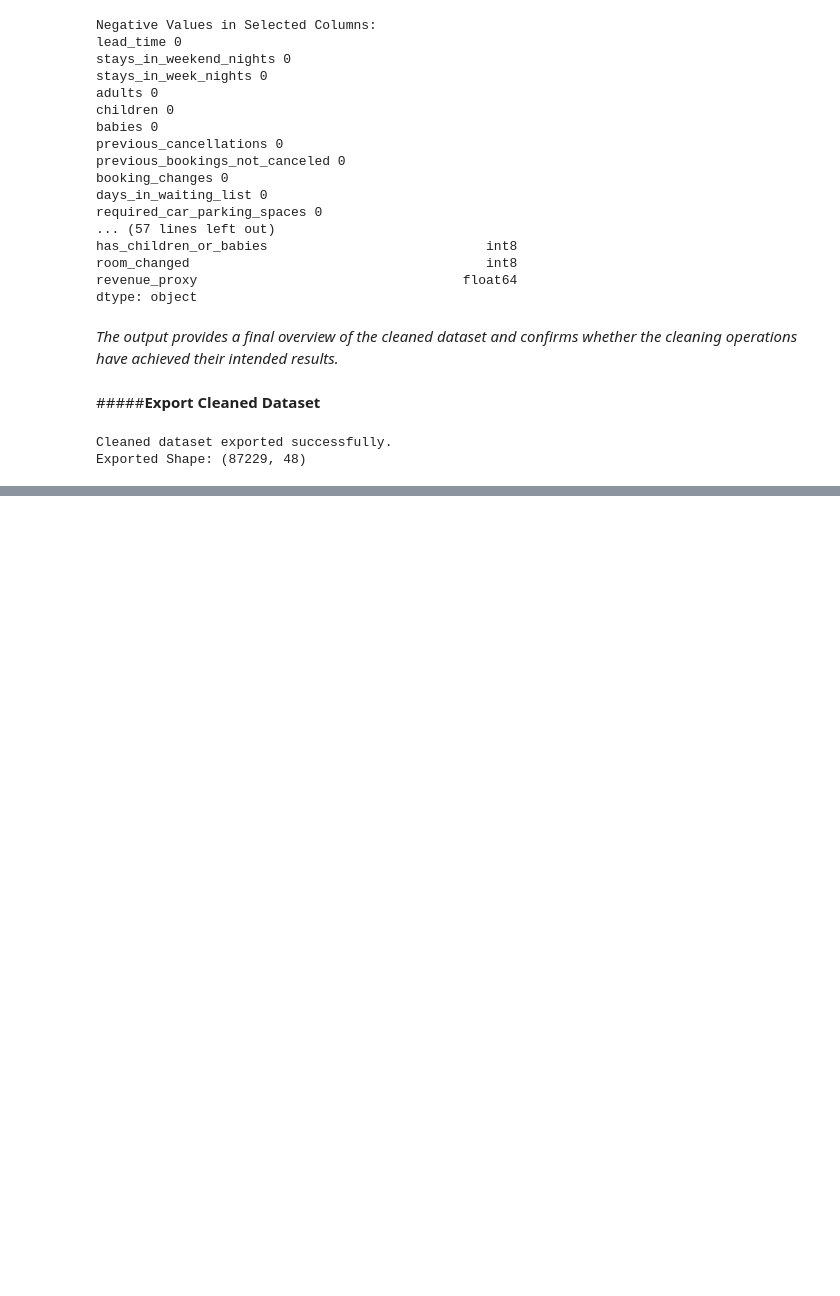
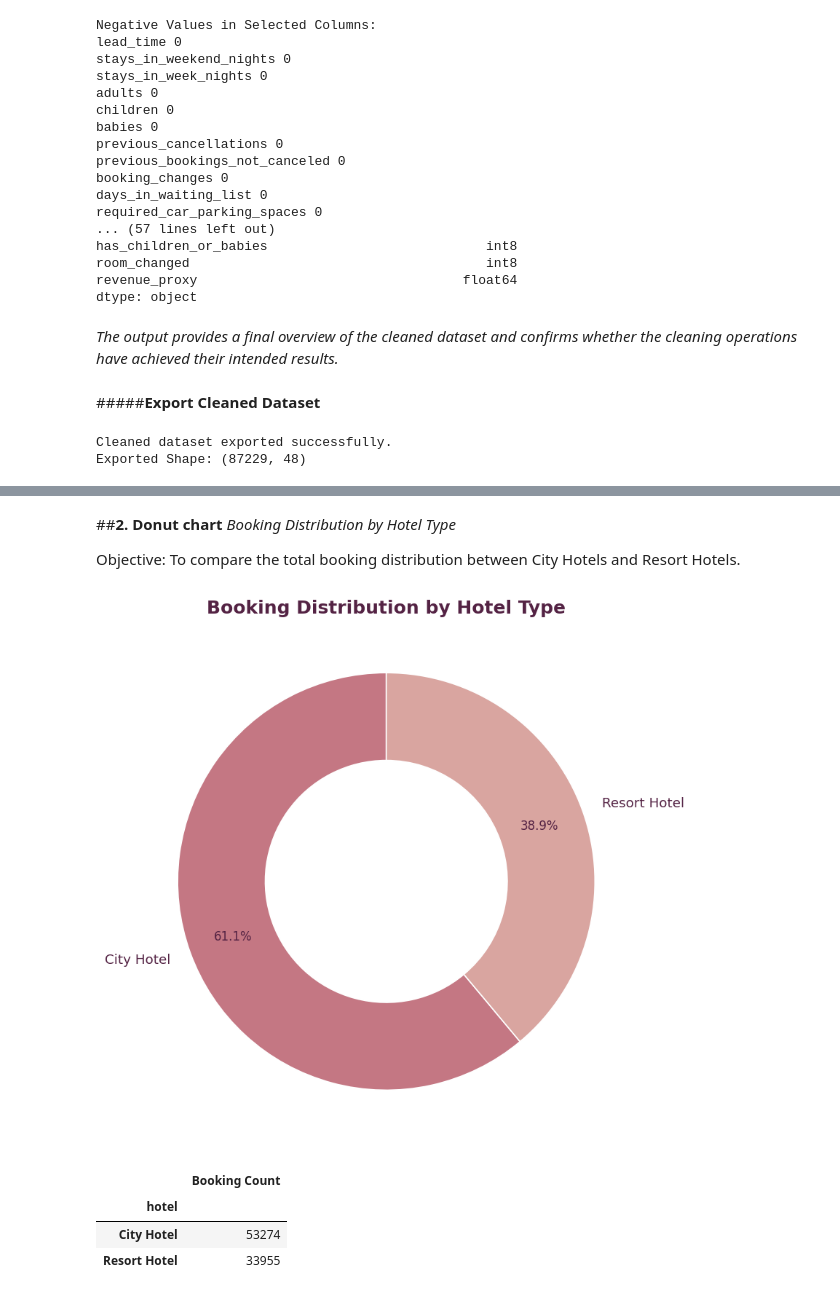
Before and after one commit to Gayathri-sp18/LuxeStay-Analytics, a Jupyter notebook: Hotel_Booking_Analysis.ipynb, the cells around one changed output, grey strips where cells are left out. Saved outputs shown, nothing was run; the diff lists cells and outputs as text; code cells hidden in the pictures; blank space fills up the shorter version.

```diff
--- a/Hotel_Booking_Analysis.ipynb
+++ b/Hotel_Booking_Analysis.ipynb
@@ -811,0 +1078,33 @@ Exported Shape: (87229, 48)
+# %% [markdown]
+##**2. Donut chart**
+*Booking Distribution by Hotel Type*
+
+Objective: To compare the total booking distribution between City Hotels and Resort Hotels.
+# %%
+
+hotel_counts = df["hotel"].value_counts()
+
+plt.figure(figsize=(7, 7))
+
+plt.pie(
+    hotel_counts,
+    labels=hotel_counts.index,
+    autopct="%1.1f%%",
+    startangle=90,
+    colors=[DUSTY_ROSE, ROSE_GOLD],
+    wedgeprops={"width": 0.42, "edgecolor": "white"},
+    pctdistance=0.78
+)
+
+plt.title("Booking Distribution by Hotel Type",
+          fontsize=15, fontweight="bold")
+plt.tight_layout()
+plt.show()
+
+display(hotel_counts.to_frame("Booking Count"))
+# %% [output]
+[figure, added]
+|  | Booking Count |
+| hotel |  |
+| City Hotel | 53274 |
+| Resort Hotel | 33955 |
```
Also changed, not shown: parts of 55 cells of this notebook.
